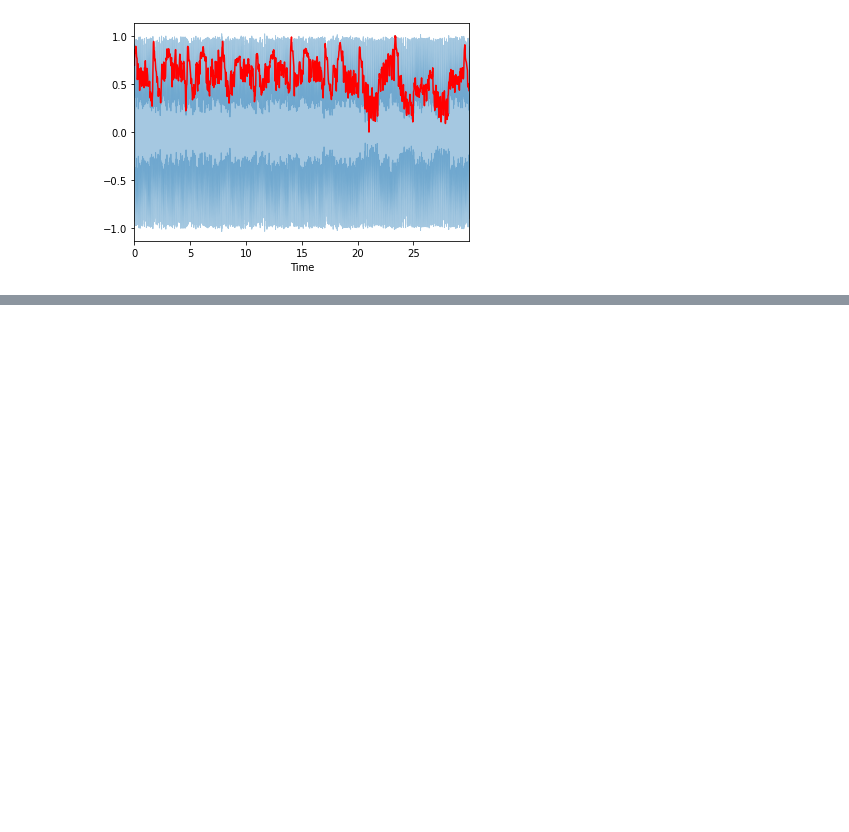
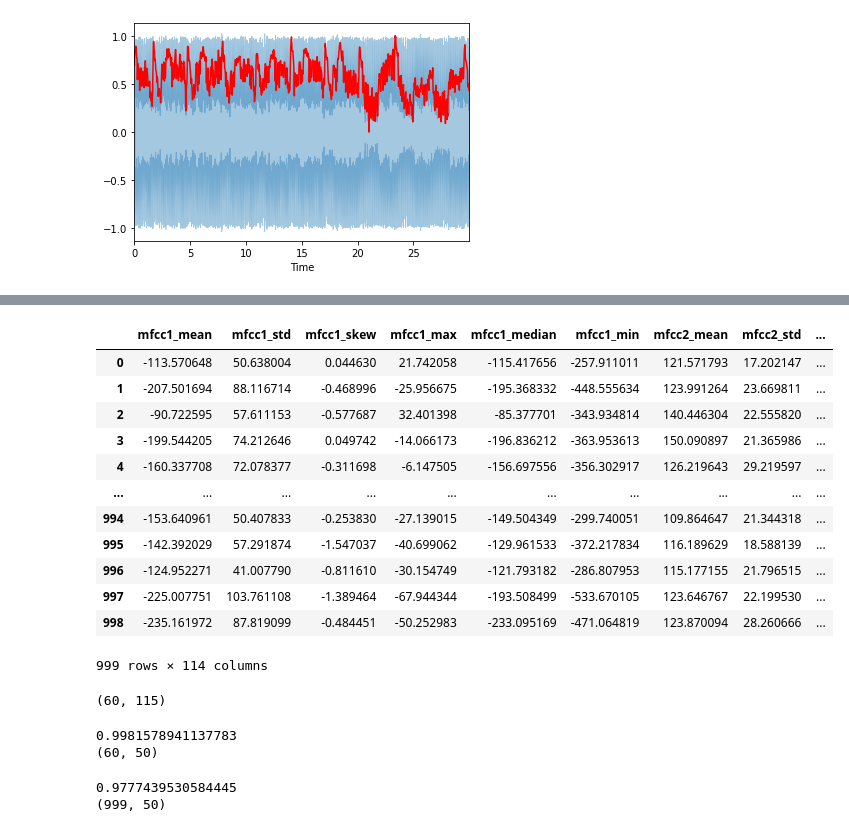
Before and after one commit to brianrgeving/CS687_Capstone, a Jupyter notebook: capstone.ipynb, the cells around one changed output, grey strips where cells are left out. Cells and saved outputs as stored; diff of their text form; code cells hidden in the pictures; blank space fills up the shorter version.

```diff
--- a/capstone.ipynb
+++ b/capstone.ipynb
@@ -104,0 +377,59 @@ with open('data.csv', 'w', encoding='UTF8', newline='') as f:
+# %%
+df0 = pd.read_csv('data2.csv')
+df01 = df0.drop('songname', axis=1)
+df02 = df01.drop('group', axis=1)
+df02
+#df1.drop(group, axis=1)
+#df1.drop(songname, axis=1)
+#df1
+# %% [output]
+|  | mfcc1_mean | mfcc1_std | mfcc1_skew | mfcc1_max | mfcc1_median | mfcc1_min | mfcc2_mean | mfcc2_std | ... |
+| 0 | -113.570648 | 50.638004 | 0.044630 | 21.742058 | -115.417656 | -257.911011 | 121.571793 | 17.202147 | ... |
+| 1 | -207.501694 | 88.116714 | -0.468996 | -25.956675 | -195.368332 | -448.555634 | 123.991264 | 23.669811 | ... |
+| 2 | -90.722595 | 57.611153 | -0.577687 | 32.401398 | -85.377701 | -343.934814 | 140.446304 | 22.555820 | ... |
+| 3 | -199.544205 | 74.212646 | 0.049742 | -14.066173 | -196.836212 | -363.953613 | 150.090897 | 21.365986 | ... |
+| 4 | -160.337708 | 72.078377 | -0.311698 | -6.147505 | -156.697556 | -356.302917 | 126.219643 | 29.219597 | ... |
+| ... | ... | ... | ... | ... | ... | ... | ... | ... | ... |
+| 994 | -153.640961 | 50.407833 | -0.253830 | -27.139015 | -149.504349 | -299.740051 | 109.864647 | 21.344318 | ... |
+| 995 | -142.392029 | 57.291874 | -1.547037 | -40.699062 | -129.961533 | -372.217834 | 116.189629 | 18.588139 | ... |
+| 996 | -124.952271 | 41.007790 | -0.811610 | -30.154749 | -121.793182 | -286.807953 | 115.177155 | 21.796515 | ... |
+| 997 | -225.007751 | 103.761108 | -1.389464 | -67.944344 | -193.508499 | -533.670105 | 123.646767 | 22.199530 | ... |
+| 998 | -235.161972 | 87.819099 | -0.484451 | -50.252983 | -233.095169 | -471.064819 | 123.870094 | 28.260666 | ... |
+999 rows × 114 columns
+# %%
+print(df2.shape)
+# %% [output]
+(60, 115)
+# %%
+from sklearn.decomposition import PCA
+from sklearn.preprocessing import StandardScaler
+
+x = df2
+y = df['group']
+
+scaler = StandardScaler()
+x_scaled = scaler.fit_transform(x)
+
+pca = PCA(n_components=50).fit(x_scaled)
+x_pca = pca.transform(x_scaled)
+
+print(sum(pca.explained_variance_ratio_))
+print(x_pca.shape)
+# %% [output]
+0.9981578941137783
+(60, 50)
+# %%
+x0 = df02
+y0 = df0['group']
+
+scaler0 = StandardScaler()
+x_scaled0 = scaler0.fit_transform(x0)
+
+pca0 = PCA(n_components=50).fit(x_scaled0)
+x_pca0 = pca0.transform(x_scaled0)
+
+print(sum(pca0.explained_variance_ratio_))
+print(x_pca0.shape)
+# %% [output]
+0.9777439530584445
+(999, 50)
```
Also changed, not shown: parts of 14 cells of this notebook, 2 other files.
